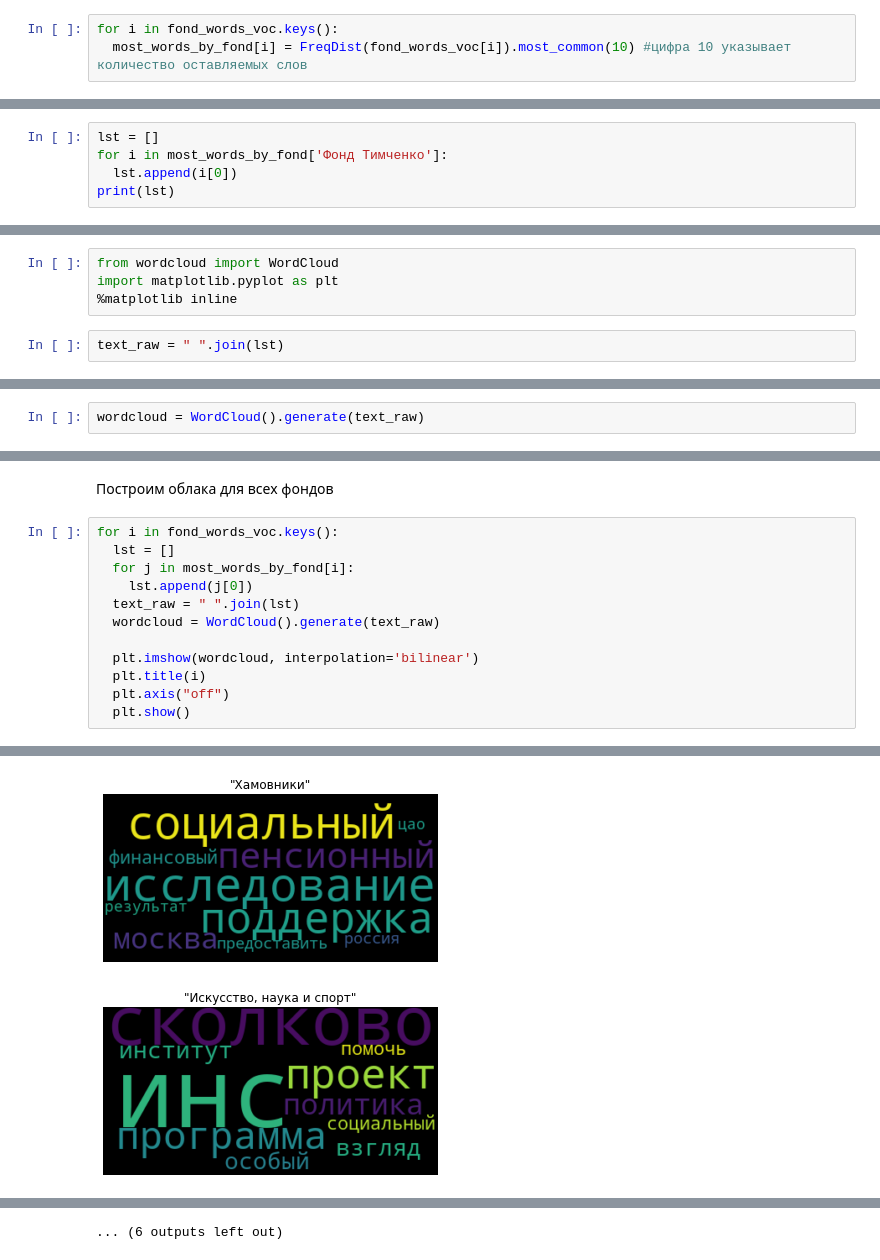
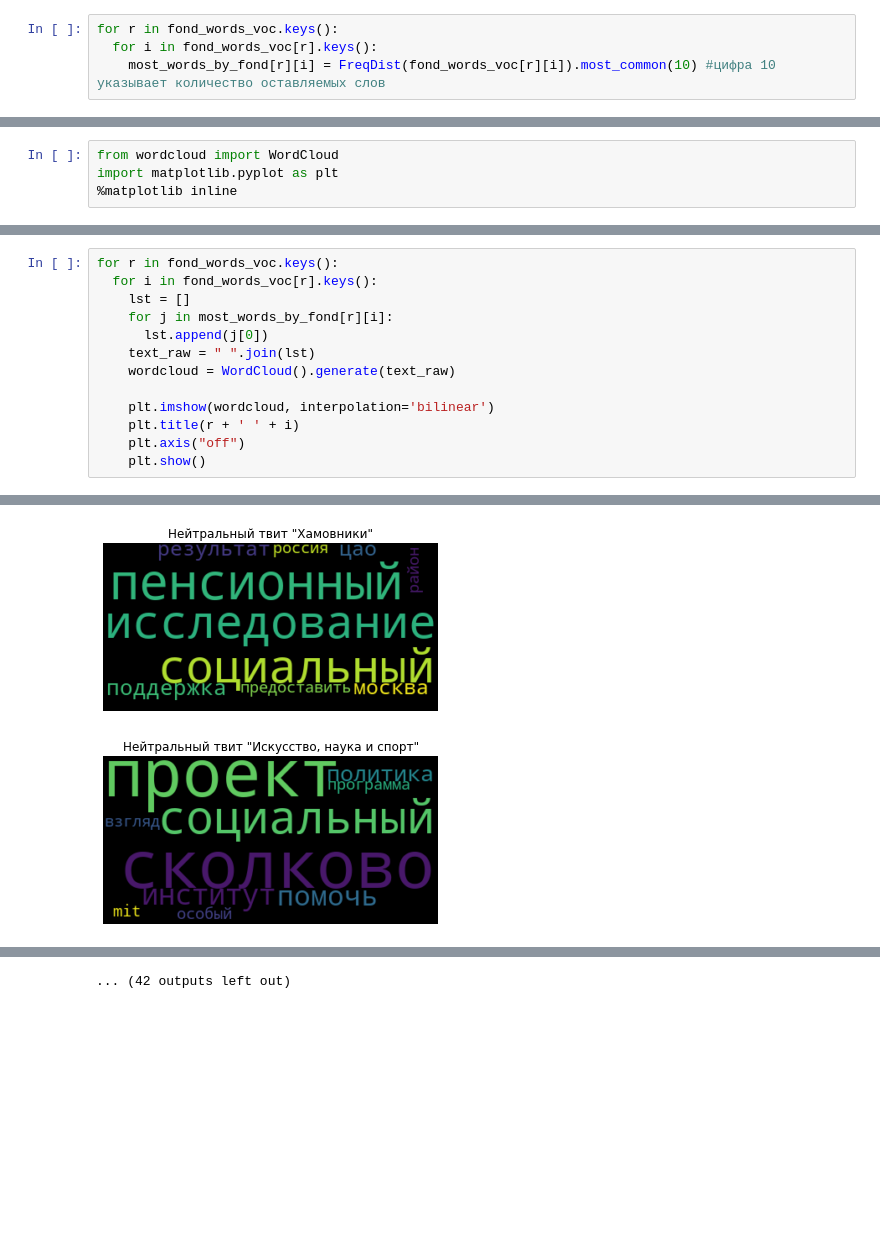
Before and after one commit to RuslanAvtobot/IT_volonteer, a Jupyter notebook: word_analize_final.ipynb, the cells around one changed output, grey strips where cells are left out. Drawn from its saved outputs; the diff is of its cells as text; blank space fills up the shorter version.

```diff
--- a/word_analize_final.ipynb
+++ b/word_analize_final.ipynb
@@ -234,6 +247,7 @@ most_words_by_fond = {}
 # %%
-for i in fond_words_voc.keys():
-  most_words_by_fond[i] = FreqDist(fond_words_voc[i]).most_common(10) #цифра 10 указывает количество оставляемых слов
+for r in fond_words_voc.keys():
+  for i in fond_words_voc[r].keys():
+    most_words_by_fond[r][i] = FreqDist(fond_words_voc[r][i]).most_common(10) #цифра 10 указывает количество оставляемых слов
 # %%
 most_words_by_fond
 # %% [output]
@@ -259,5 +272,0 @@ most_words_by_fond
-# %%
-lst = []
-for i in most_words_by_fond['Фонд Тимченко']:
-  lst.append(i[0])
-print(lst)
@@ -267,5 +274,3 @@ print(lst)
 from wordcloud import WordCloud
 import matplotlib.pyplot as plt
 %matplotlib inline
-# %%
-text_raw = " ".join(lst)
@@ -276,2 +276,0 @@ text_raw
-# %%
-wordcloud = WordCloud().generate(text_raw)
@@ -285,15 +277,14 @@ plt.show()
-# %% [markdown]
-Построим облака для всех фондов
 # %%
-for i in fond_words_voc.keys():
-  lst = []
-  for j in most_words_by_fond[i]:
-    lst.append(j[0])
-  text_raw = " ".join(lst)
-  wordcloud = WordCloud().generate(text_raw)
+for r in fond_words_voc.keys():
+  for i in fond_words_voc[r].keys():
+    lst = []
+    for j in most_words_by_fond[r][i]:
+      lst.append(j[0])
+    text_raw = " ".join(lst)
+    wordcloud = WordCloud().generate(text_raw)
 
-  plt.imshow(wordcloud, interpolation='bilinear')
-  plt.title(i)
-  plt.axis("off")
-  plt.show()
+    plt.imshow(wordcloud, interpolation='bilinear')
+    plt.title(r + ' ' + i)
+    plt.axis("off")
+    plt.show()
 # %% [output]
@@ -304,2 +295,2 @@ for i in fond_words_voc.keys():
-[figure, old version]
+[figure, new version]
-[figure, old version]
+[figure, new version]
@@ -312 +303 @@ for i in fond_words_voc.keys():
-... (6 outputs left out)
+... (42 outputs left out)
```
Also changed, not shown: parts of 28 cells of this notebook.
